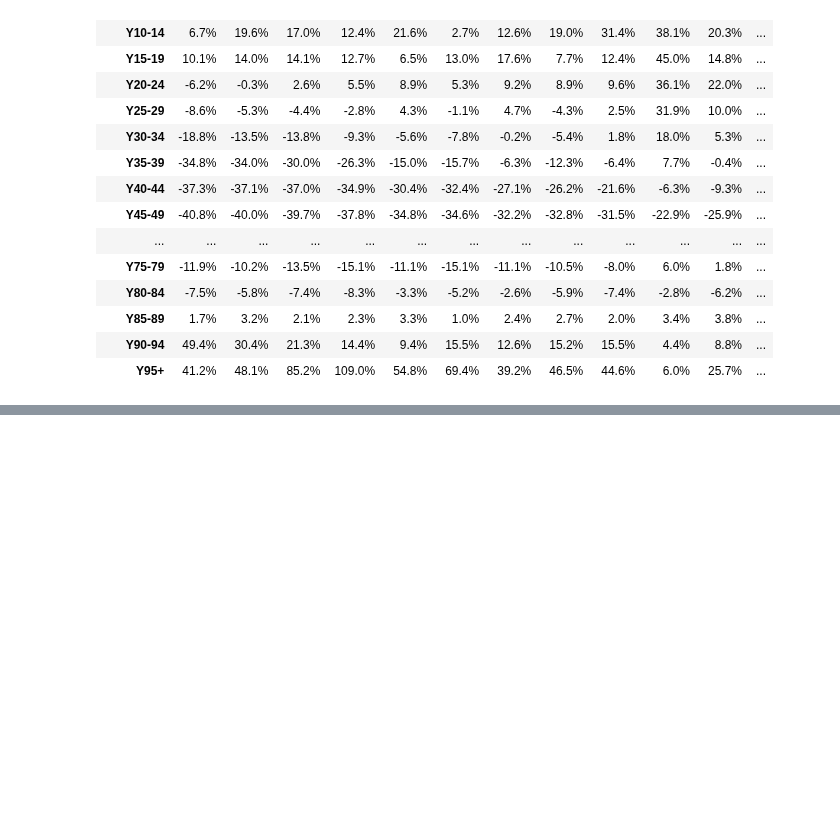
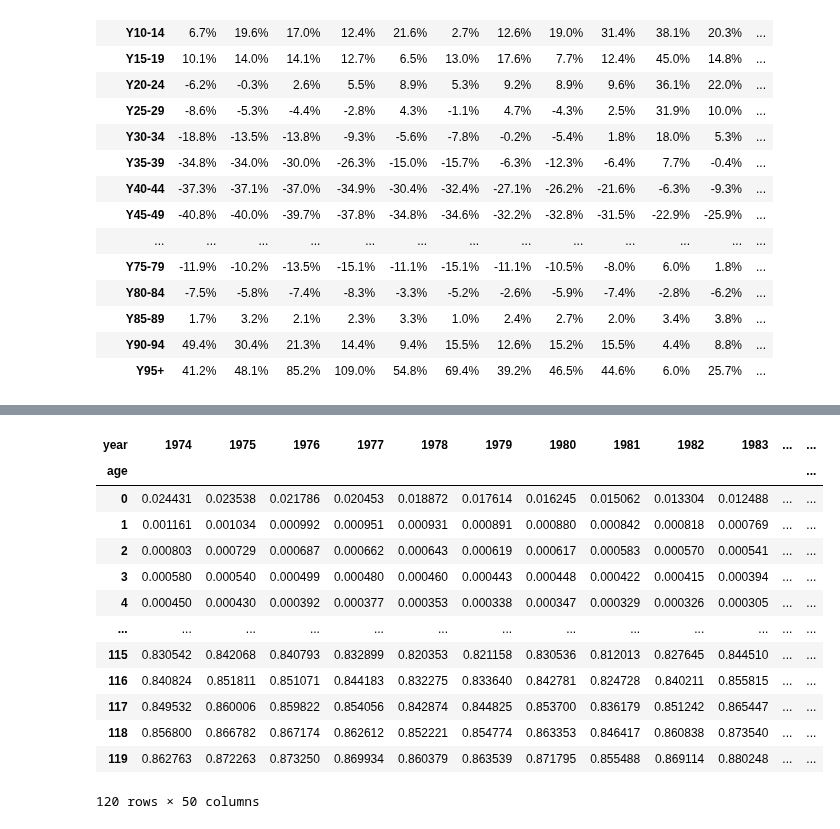
Before and after one commit to danieleongari/demographic_model_page, a Jupyter notebook: notebooks/1_xinvestigating_italian_deaths.ipynb, the cells around one changed output, grey strips where cells are left out. Cells and saved outputs as stored; diff of their text form; code cells hidden in the pictures; blank space fills up the shorter version.

```diff
--- a/notebooks/1_xinvestigating_italian_deaths.ipynb
+++ b/notebooks/1_xinvestigating_italian_deaths.ipynb
@@ -361,0 +385,30 @@ with pd.option_context('display.float_format', '{:.1f}%'.format):
+# %%
+df_dp = (
+    df5
+    .rename(columns={"ETA_CLASSI_ETA": "ETA"})
+    .query("ETA!='TOTAL'")
+    .query("~ETA.str.contains('-|_')")
+    .assign(age= lambda x: [ int(a.split("Y")[-1]) for a in x["ETA"] ])
+    .groupby(["age", "TIME_PERIOD"], as_index=False)["OBS_VALUE"].sum()
+    .assign(year= lambda x: x["TIME_PERIOD"].dt.year)
+    .rename(columns={"OBS_VALUE": "deaths"})
+    .pivot(index="age", columns="year", values="deaths")
+    .sort_index()
+    .div(1000) # PROBDEATH is per 1000 people
+)
+df_dp
+# %% [output]
+| year | 1974 | 1975 | 1976 | 1977 | 1978 | 1979 | 1980 | 1981 | 1982 | 1983 | ... | ... |
+| age |  |  |  |  |  |  |  |  |  |  |  | ... |
+| 0 | 0.024431 | 0.023538 | 0.021786 | 0.020453 | 0.018872 | 0.017614 | 0.016245 | 0.015062 | 0.013304 | 0.012488 | ... | ... |
+| 1 | 0.001161 | 0.001034 | 0.000992 | 0.000951 | 0.000931 | 0.000891 | 0.000880 | 0.000842 | 0.000818 | 0.000769 | ... | ... |
+| 2 | 0.000803 | 0.000729 | 0.000687 | 0.000662 | 0.000643 | 0.000619 | 0.000617 | 0.000583 | 0.000570 | 0.000541 | ... | ... |
+| 3 | 0.000580 | 0.000540 | 0.000499 | 0.000480 | 0.000460 | 0.000443 | 0.000448 | 0.000422 | 0.000415 | 0.000394 | ... | ... |
+| 4 | 0.000450 | 0.000430 | 0.000392 | 0.000377 | 0.000353 | 0.000338 | 0.000347 | 0.000329 | 0.000326 | 0.000305 | ... | ... |
+| ... | ... | ... | ... | ... | ... | ... | ... | ... | ... | ... | ... | ... |
+| 115 | 0.830542 | 0.842068 | 0.840793 | 0.832899 | 0.820353 | 0.821158 | 0.830536 | 0.812013 | 0.827645 | 0.844510 | ... | ... |
+| 116 | 0.840824 | 0.851811 | 0.851071 | 0.844183 | 0.832275 | 0.833640 | 0.842781 | 0.824728 | 0.840211 | 0.855815 | ... | ... |
+| 117 | 0.849532 | 0.860006 | 0.859822 | 0.854056 | 0.842874 | 0.844825 | 0.853700 | 0.836179 | 0.851242 | 0.865447 | ... | ... |
+| 118 | 0.856800 | 0.866782 | 0.867174 | 0.862612 | 0.852221 | 0.854774 | 0.863353 | 0.846417 | 0.860838 | 0.873540 | ... | ... |
+| 119 | 0.862763 | 0.872263 | 0.873250 | 0.869934 | 0.860379 | 0.863539 | 0.871795 | 0.855488 | 0.869114 | 0.880248 | ... | ... |
+120 rows × 50 columns
```
Also changed, not shown: parts of 10 cells of this notebook.
